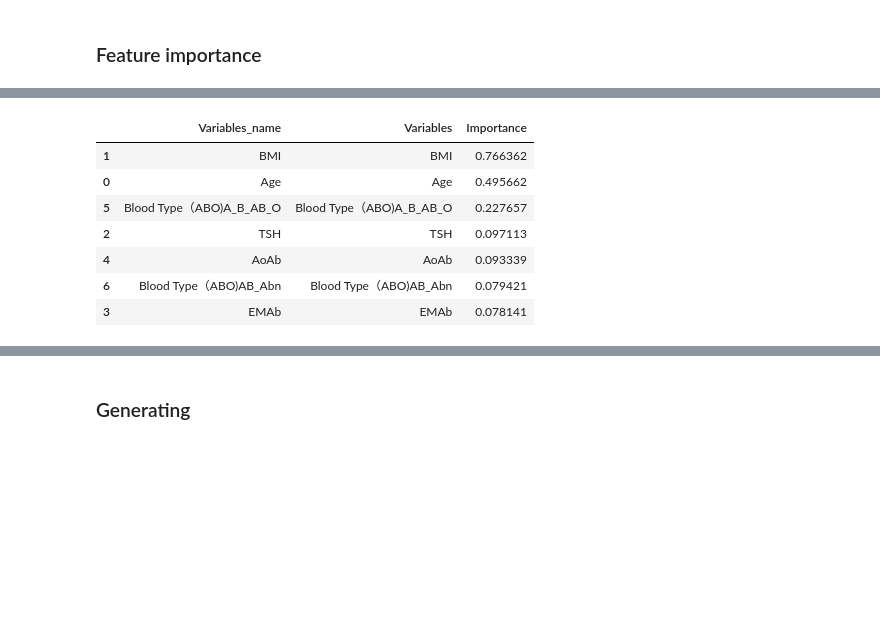
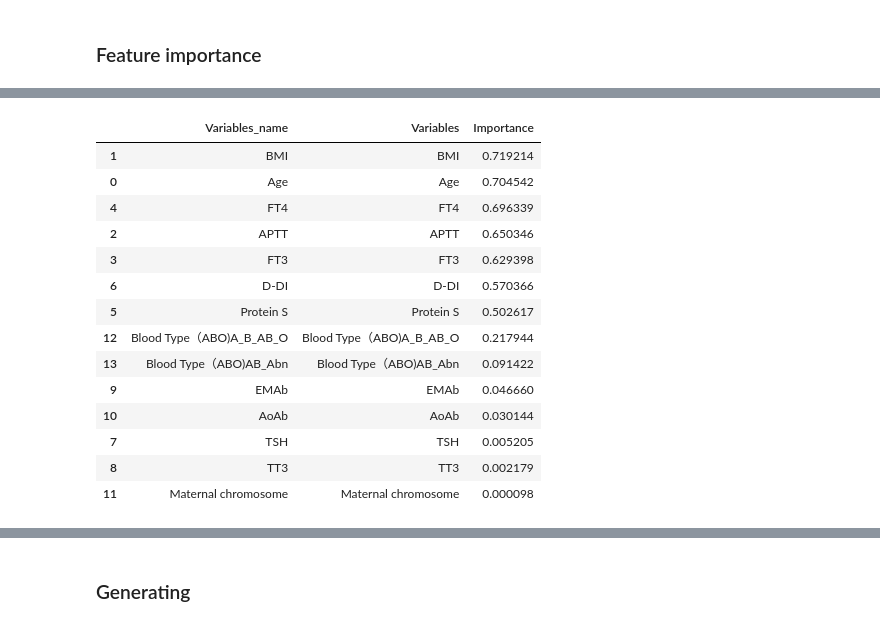
Before and after one commit to Zhengh-honghui/abortion_run, a Jupyter notebook: teset_one.ipynb, the cells around one changed output, grey strips where cells are left out. Saved outputs shown, nothing was run; the diff lists cells and outputs as text; code cells hidden in the pictures; blank space fills up the shorter version.

```diff
--- a/teset_one.ipynb
+++ b/teset_one.ipynb
@@ -265,7 +265,7 @@ plt.savefig("./Figure_alpha_selection.png")
 # %%
 # remove missing value
 display(obs_vars_alpha[820:870])
-THRESHOLD_ALPHA=1699# the THRESHOLD_ALPHA is determined from above figure
+THRESHOLD_ALPHA=1263# the THRESHOLD_ALPHA is determined from above figure
 VARS_REMOVED_MISSING={}
 t = dataset[[*ALL_X, y]].dropna(axis="columns", thresh=THRESHOLD_ALPHA).dropna()
 t = t.loc[:, (t != 0).any(axis=0)].loc[:, (t != False).any(axis=0)].loc[:, (t != True).any(axis=0)]
@@ -435,7 +437,8 @@ X_train, X_test, y_train, y_test = train_test_split(dataset_removing_missing_val
 # feature importance
 # use short name for display in figure
 FEATURE_NAME_MAPPING = {
-   'Age': 'Age', 'BMI':'BMI', 'TSH':'TSH','EMAb':'EMAb',
+   'Age': 'Age', 'BMI':'BMI', 'TSH':'TSH', 'EMAb':'EMAb', 'APTT':'APTT','FT3':'FT3','FT4':'FT4','Protein S':'Protein S',
+    'D-DI':'D-DI', 'Maternal chromosome':'Maternal chromosome', 'TT3':'TT3',
     'AoAb': 'AoAb','Blood Type（ABO)A_B_AB_O':'Blood Type（ABO)A_B_AB_O',
     'Blood Type（ABO)AB_Abn':'Blood Type（ABO)AB_Abn'}
 feature_importance = pd.DataFrame()
@@ -476,11 +479,18 @@ feature_importance.to_csv("./feature_importance.csv")
 |  | Variables_name | Variables | Importance |
-| 1 | BMI | BMI | 0.766362 |
-| 0 | Age | Age | 0.495662 |
-| 5 | Blood Type（ABO)A_B_AB_O | Blood Type（ABO)A_B_AB_O | 0.227657 |
-| 2 | TSH | TSH | 0.097113 |
-| 4 | AoAb | AoAb | 0.093339 |
-| 6 | Blood Type（ABO)AB_Abn | Blood Type（ABO)AB_Abn | 0.079421 |
-| 3 | EMAb | EMAb | 0.078141 |
+| 1 | BMI | BMI | 0.719214 |
+| 0 | Age | Age | 0.704542 |
+| 4 | FT4 | FT4 | 0.696339 |
+| 2 | APTT | APTT | 0.650346 |
+| 3 | FT3 | FT3 | 0.629398 |
+| 6 | D-DI | D-DI | 0.570366 |
+| 5 | Protein S | Protein S | 0.502617 |
+| 12 | Blood Type（ABO)A_B_AB_O | Blood Type（ABO)A_B_AB_O | 0.217944 |
+| 13 | Blood Type（ABO)AB_Abn | Blood Type（ABO)AB_Abn | 0.091422 |
+| 9 | EMAb | EMAb | 0.046660 |
+| 10 | AoAb | AoAb | 0.030144 |
+| 7 | TSH | TSH | 0.005205 |
+| 8 | TT3 | TT3 | 0.002179 |
+| 11 | Maternal chromosome | Maternal chromosome | 0.000098 |
 # %%
 importance_plot=sns.barplot(x="Variables", y="Importance",palette="rocket",data=feature_importance)
 importance_plot.set_xticklabels(
```
Also changed, not shown: parts of 10 cells of this notebook, 48 other files.
